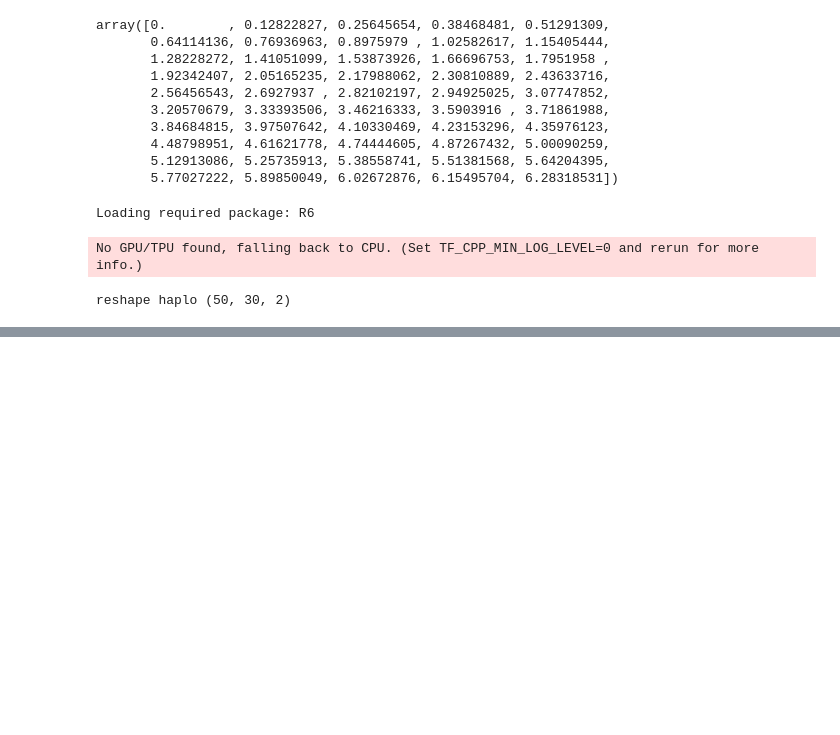
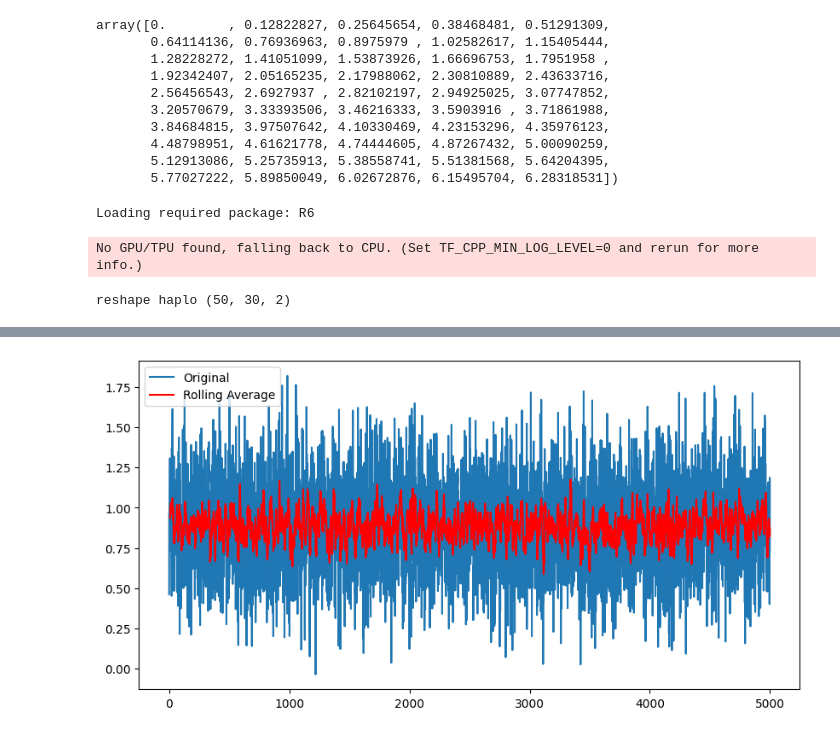
Before and after one commit to cjGO/breeder_agent, a Jupyter notebook: test.ipynb, the cells around one changed output, grey strips where cells are left out. Drawn from its saved outputs; the diff is of its cells as text; code cells hidden in the pictures; blank space fills up the shorter version.

```diff
--- a/test.ipynb
+++ b/test.ipynb
@@ -509,0 +511,18 @@ for _ in range(5):
+# %%
+import matplotlib.pyplot as plt
+import pandas as pd
+
+# Assuming mean_score_list is a list containing your data
+mean_score_series = pd.Series(mean_score_list)
+
+# Calculate the rolling average
+rolling_mean = mean_score_series.rolling(window=10).mean()
+
+# Create the plot
+plt.figure(figsize=(10, 5))
+plt.plot(mean_score_series, label='Original')
+plt.plot(rolling_mean, 'r-', label='Rolling Average')
+plt.legend(loc='upper left')
+plt.show()
+# %% [output]
+[figure, added]
```
Also changed, not shown: parts of 6 cells of this notebook.
